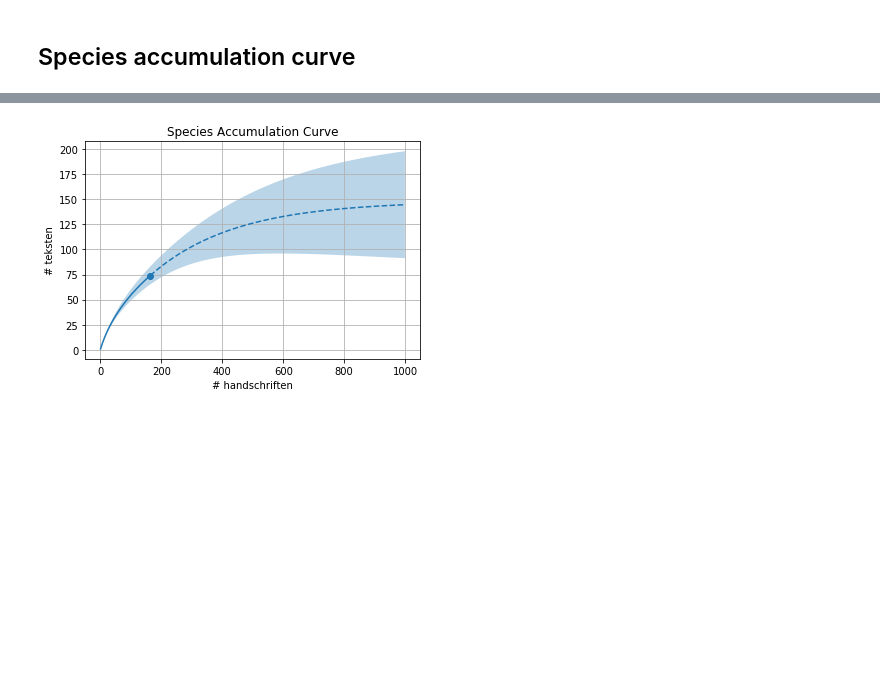
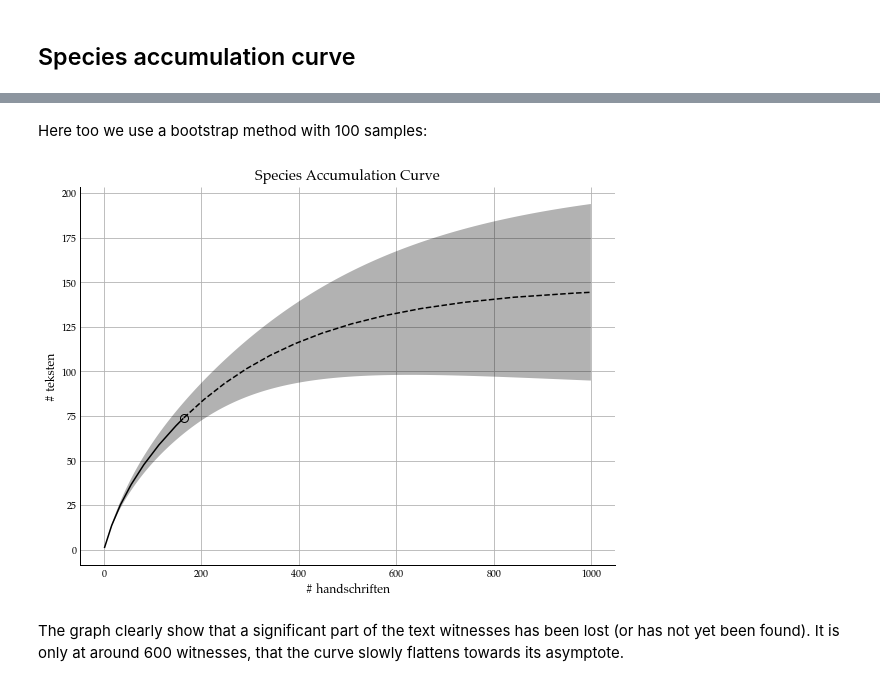
Before and after one commit to mikekestemont/chivalric_diversity, a Jupyter notebook: analysis.ipynb, the cells around one changed output, grey strips where cells are left out. Saved outputs shown, nothing was run; the diff lists cells and outputs as text; code cells hidden in the pictures; blank space fills up the shorter version.

```diff
--- a/analysis.ipynb
+++ b/analysis.ipynb
@@ -16,7 +18,7 @@ from scipy.special import erfinv
 import pandas as pd
 
 import matplotlib.pyplot as plt
-#1plt.style.use('./hda.mplstyle')
+plt.style.use("tufte.mplstyle")
 plt.rcParams["text.usetex"] = False
 %matplotlib inline
 
@@ -432,17 +446,28 @@ x = np.array(sum([[i]*c for i, c in enumerate(counts, 1)], []))
+# %% [markdown]
+Here too we use a bootstrap method with 100 samples:
 # %%
 max_steps = 1000
-lci_pro, uci_pro, sd_pro, Dq = bootstrap_re(x, fn=partial(rarefaction_extrapolation, max_steps=max_steps), n_iter=50)
+lci_pro, uci_pro, sd_pro, Dq = bootstrap_re(
+    x,
+    fn=partial(rarefaction_extrapolation, max_steps=max_steps),
+    n_iter=100
+)
 # %%
 steps = np.arange(1, max_steps)
 interpolated = np.arange(1, max_steps) < x.sum()
-plt.plot(steps[interpolated], Dq[interpolated], color='C0')
-plt.plot(x.sum(), Dq[x.sum() - 1], 'o')
-plt.plot(steps[~interpolated], Dq[~interpolated], '--', color='C0')
-plt.fill_between(steps, lci_pro, uci_pro, alpha=0.3)
-plt.grid()
-plt.xlabel('# handschriften')
-plt.ylabel('# teksten')
-plt.title('Species Accumulation Curve')
-plt.savefig('accumulation.tiff')
+
+fig, ax = plt.subplots(figsize=(8, 6))
+ax.plot(steps[interpolated], Dq[interpolated], color='C0')
+ax.plot(x.sum(), Dq[x.sum() - 1], 'o')
+ax.plot(steps[~interpolated], Dq[~interpolated], '--', color='C0')
+ax.fill_between(steps, lci_pro, uci_pro, alpha=0.3)
+ax.grid()
+ax.set(xlabel='# handschriften', ylabel='# teksten', title='Species Accumulation Curve')
+ax.spines['right'].set_visible(False)
+ax.spines['top'].set_visible(False)
+
+plt.savefig('accumulation.png', dpi=300, transparent=True)
 # %% [output]
-[figure, old version]
+[figure, new version]
+# %% [markdown]
+The graph clearly show that a significant part of the text witnesses has been lost (or has not yet been found). It is only at around 600 witnesses, that the curve slowly flattens towards its asymptote.
```
Also changed, not shown: parts of 16 cells of this notebook.
